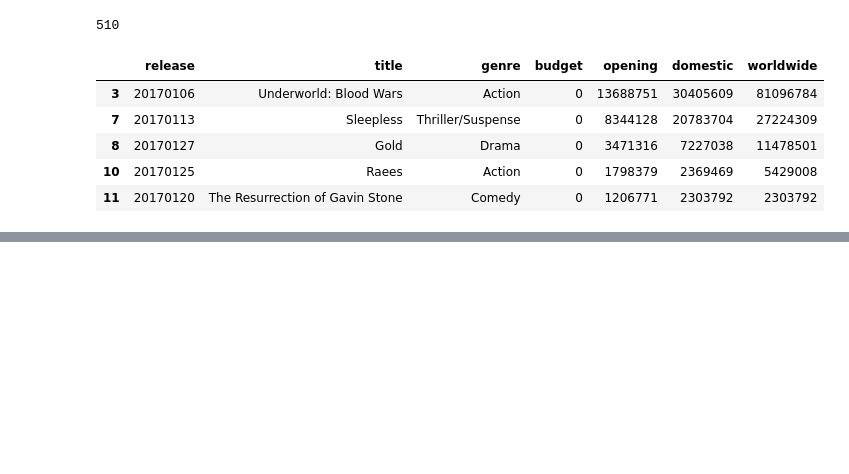
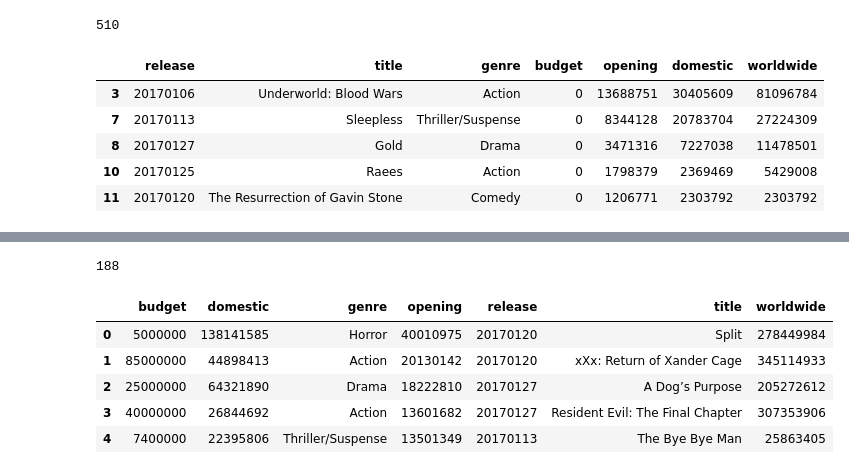
Before and after one commit to Jayleh/dream-reapers, a Jupyter notebook: grabmoviedata.ipynb, the cells around one changed output, grey strips where cells are left out. Cells and saved outputs as stored; diff of their text form; code cells hidden in the pictures; blank space fills up the shorter version.

```diff
--- a/grabmoviedata.ipynb
+++ b/grabmoviedata.ipynb
@@ -165,34 +181,42 @@ addbudgetDF.head()
 # add budget to original dataframe
 # release	title	genre	budget	opening	domestic	worldwide
 budgetFinal = []
 
 for index, row in budgetDF.iterrows():
     release = row['release']
     title = row['title']
     genre = row['genre']
     budget = row['budget']
     opening = row['opening']
     domestic = row['domestic']
     worldwide = row['worldwide']
     moviesData = {"release": release, "title":title, "genre":genre, "budget":budget,
                   "opening":opening, "domestic":domestic, "worldwide":worldwide}
     budgetFinal.append(moviesData)
 
 for index, row in addbudgetDF.iterrows():
     release = row['release']
     title = row['title']
     genre = row['genre']
     budget = row['budget']
     opening = row['opening']
     domestic = row['domestic']
     worldwide = row['worldwide']
     moviesData = {"release": release, "title":title, "genre":genre, "budget":budget,
                   "opening":opening, "domestic":domestic, "worldwide":worldwide}
     budgetFinal.append(moviesData)
 
 moviesDF = pd.DataFrame(budgetFinal)
 print (len(moviesDF))
-moviesDF
+moviesDF.head()
+# %% [output]
+188
+|  | budget | domestic | genre | opening | release | title | worldwide |
+| 0 | 5000000 | 138141585 | Horror | 40010975 | 20170120 | Split | 278449984 |
+| 1 | 85000000 | 44898413 | Action | 20130142 | 20170120 | xXx: Return of Xander Cage | 345114933 |
+| 2 | 25000000 | 64321890 | Drama | 18222810 | 20170127 | A Dog’s Purpose | 205272612 |
+| 3 | 40000000 | 26844692 | Action | 13601682 | 20170127 | Resident Evil: The Final Chapter | 307353906 |
+| 4 | 7400000 | 22395806 | Thriller/Suspense | 13501349 | 20170113 | The Bye Bye Man | 25863405 |
 # %%
 # get ratings
 moviesFinal =[]
```
Also changed, not shown: parts of 3 cells of this notebook.
